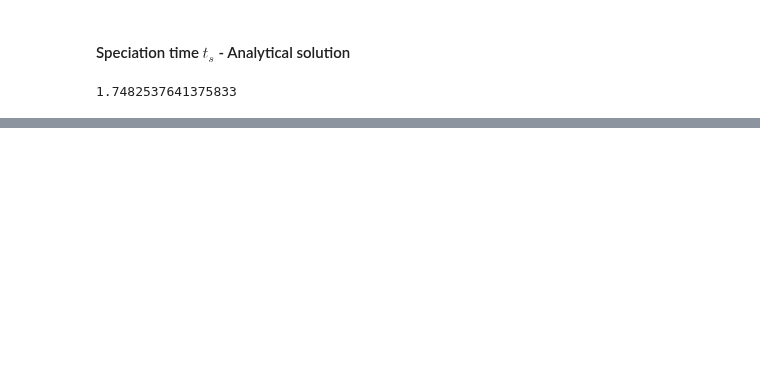
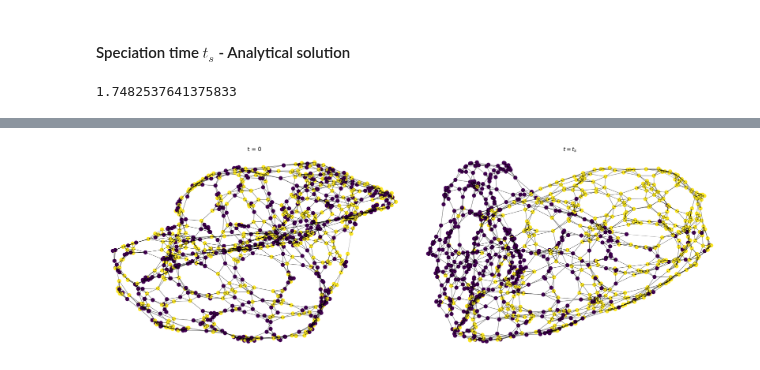
Before and after one commit to msarrias/Shape-Aware-Regimes-of-Diffusion-Models, a Jupyter notebook: Gaussian_mixture_regimes.ipynb, the cells around one changed output, grey strips where cells are left out. Cells and saved outputs as stored; diff of their text form; code cells hidden in the pictures; blank space fills up the shorter version.

```diff
--- a/Gaussian_mixture_regimes.ipynb
+++ b/Gaussian_mixture_regimes.ipynb
@@ -55,0 +86,34 @@ plot_speciation_3d(path_history=path_history, times=times, mu_star=mu_star, std=
+# %%
+dim = 2
+nsamples_large_n = 1000
+T_max = 10.0
+dt = 0.01
+mu_star, std = torch.tensor([4.0, 4.0]), 1.0
+large_n_x_current = torch.randn(dim, nsamples_large_n)
+large_n_path_history = []
+for t in tqdm(times):
+    large_n_path_history.append(large_n_x_current.T.clone().numpy())
+    large_n_x_current, _ = backward(large_n_x_current, t, dt, mu_star, std)
+large_n_path_history = np.array(large_n_path_history)
+# %%
+W_list_large_n = [construct_graph(large_n_path_history[t]) for t in [0, t_s_idx]]
+X_T = torch.as_tensor(large_n_path_history[-1], dtype=mu_star.dtype).T
+node_labels = classify(X_T, mu_star)
+colors = node_labels.numpy().flatten()
+fig, axes = plt.subplots(1, 2, figsize=(24, 8))
+titles = ["t = 0", "$t = t_s$"]
+for i, W in enumerate(W_list_large_n):
+    G = nx.from_numpy_array(W)
+    pos = nx.spring_layout(G, seed=42, k=0.15)
+    ax = axes[i]
+    nx.draw_networkx_nodes(G, pos, node_size=100, node_color=colors, ax=ax)
+    edges = G.edges(data=True)
+    for u, v, d in edges:
+        ax.annotate("", xy=pos[v], xycoords='data', xytext=pos[u], textcoords='data',
+                    arrowprops=dict(arrowstyle="-", color="black", alpha=min(max(d['weight'], 0), 1),lw=0.6))
+    ax.set_title(titles[i], fontsize=15)
+    ax.axis('off')
+plt.tight_layout()
+plt.show()
+# %% [output]
+[figure, added]
```
Also changed, not shown: parts of 9 cells of this notebook.
